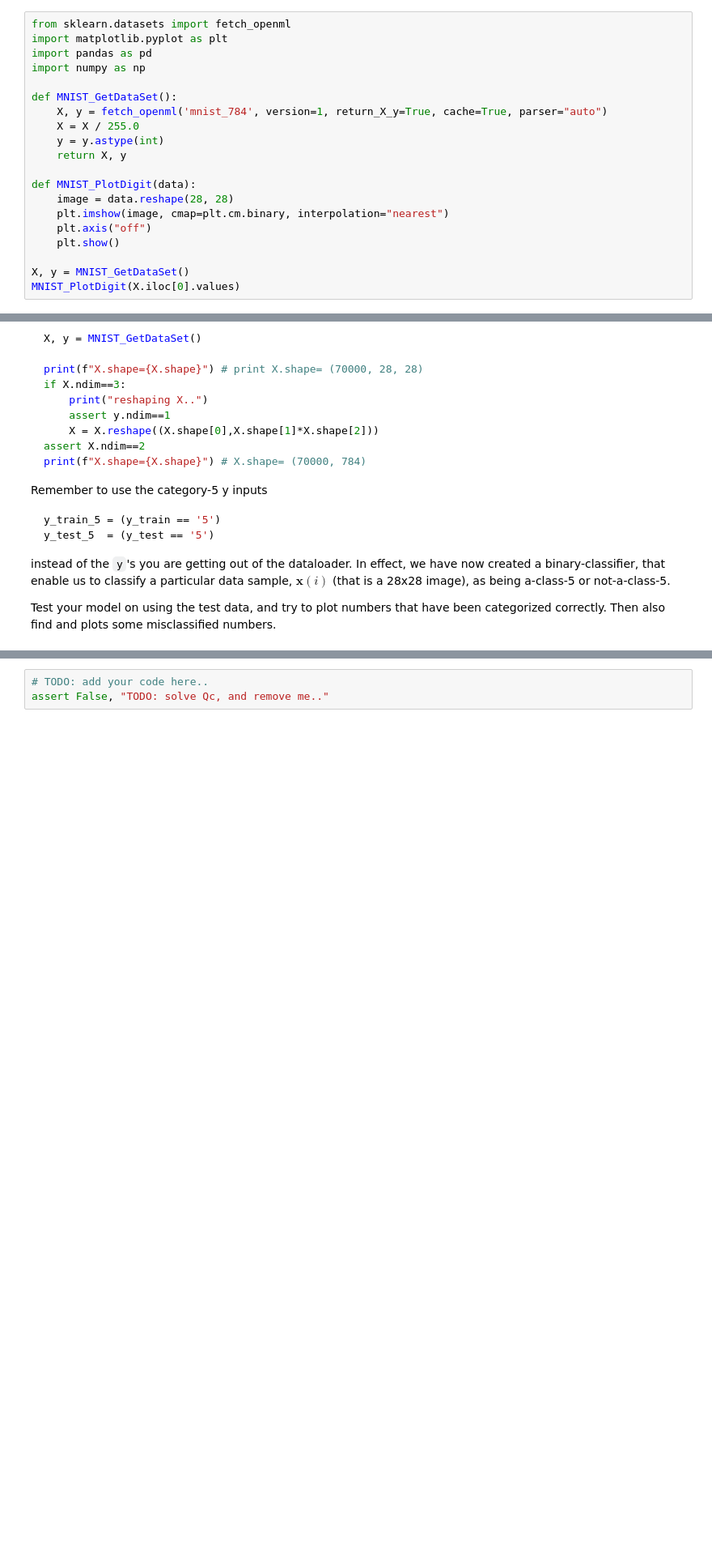
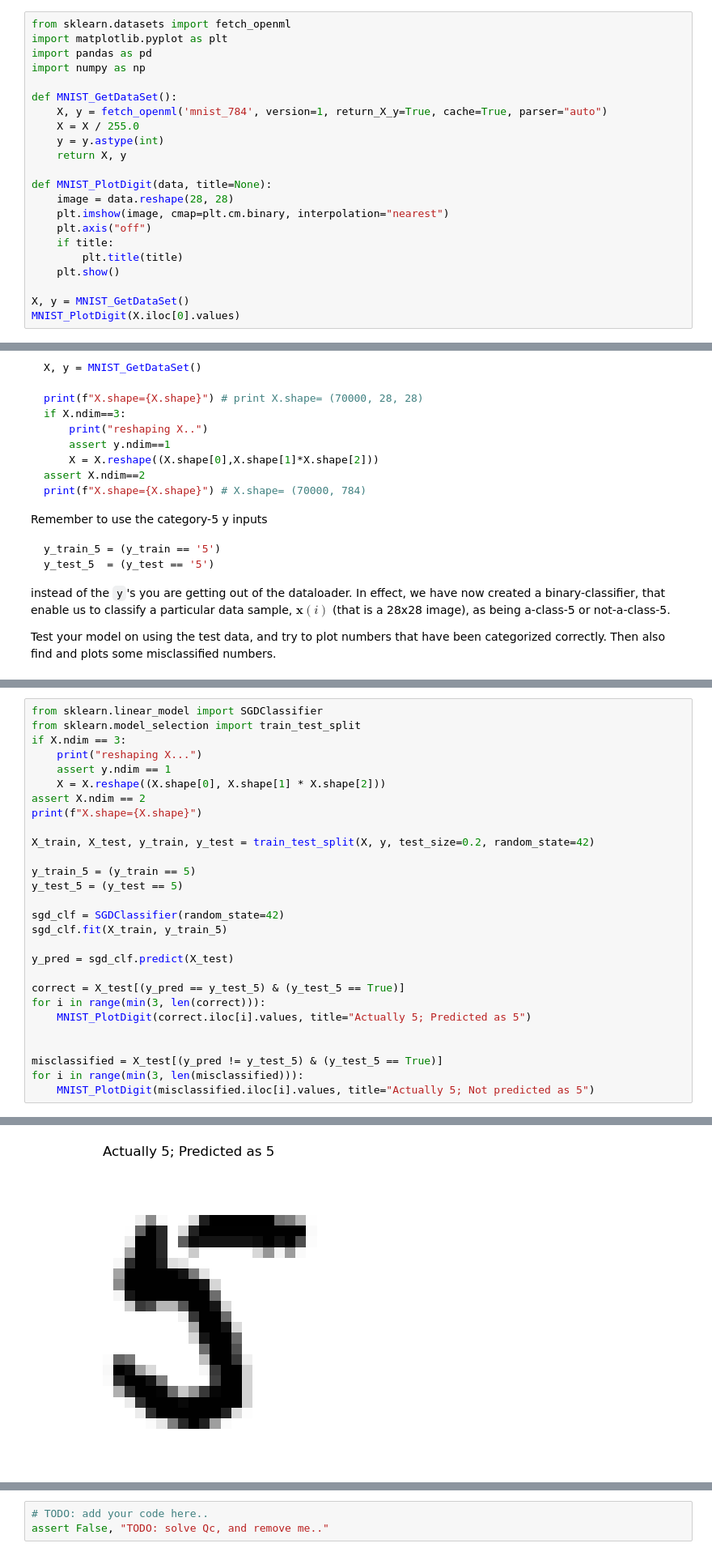
Before and after one commit to MadsSoeborg/MAL_30, a Jupyter notebook: O1/dummy_classifier.ipynb, the cells around one changed output, grey strips where cells are left out. Shown at 81% size. Cells and saved outputs as stored; diff of their text form; blank space fills up the shorter version.

```diff
--- a/O1/dummy_classifier.ipynb
+++ b/O1/dummy_classifier.ipynb
@@ -44,10 +44,12 @@ def MNIST_GetDataSet():
     y = y.astype(int)
     return X, y
 
-def MNIST_PlotDigit(data):
+def MNIST_PlotDigit(data, title=None):
     image = data.reshape(28, 28)
     plt.imshow(image, cmap=plt.cm.binary, interpolation="nearest")
     plt.axis("off")
+    if title:
+        plt.title(title)
     plt.show()
 
 X, y = MNIST_GetDataSet()
@@ -90,0 +90,29 @@ assert False, "TODO: solve Qb, and remove me.."
+# %%
+from sklearn.linear_model import SGDClassifier
+from sklearn.model_selection import train_test_split
+if X.ndim == 3:
+    print("reshaping X...")
+    assert y.ndim == 1
+    X = X.reshape((X.shape[0], X.shape[1] * X.shape[2]))
+assert X.ndim == 2
+print(f"X.shape={X.shape}")
+
+X_train, X_test, y_train, y_test = train_test_split(X, y, test_size=0.2, random_state=42)
+
+y_train_5 = (y_train == 5)
+y_test_5 = (y_test == 5)
+
+sgd_clf = SGDClassifier(random_state=42)
+sgd_clf.fit(X_train, y_train_5)
+
+y_pred = sgd_clf.predict(X_test)
+
+correct = X_test[(y_pred == y_test_5) & (y_test_5 == True)]
+for i in range(min(3, len(correct))):
+    MNIST_PlotDigit(correct.iloc[i].values, title="Actually 5; Predicted as 5")
+
+
+misclassified = X_test[(y_pred != y_test_5) & (y_test_5 == True)]
+for i in range(min(3, len(misclassified))):
+    MNIST_PlotDigit(misclassified.iloc[i].values, title="Actually 5; Not predicted as 5")
+# %% [output]
@@ -90,0 +120 @@ assert False, "TODO: solve Qb, and remove me.."
+[figure, added]
```
Also changed, not shown: parts of 2 cells of this notebook.
